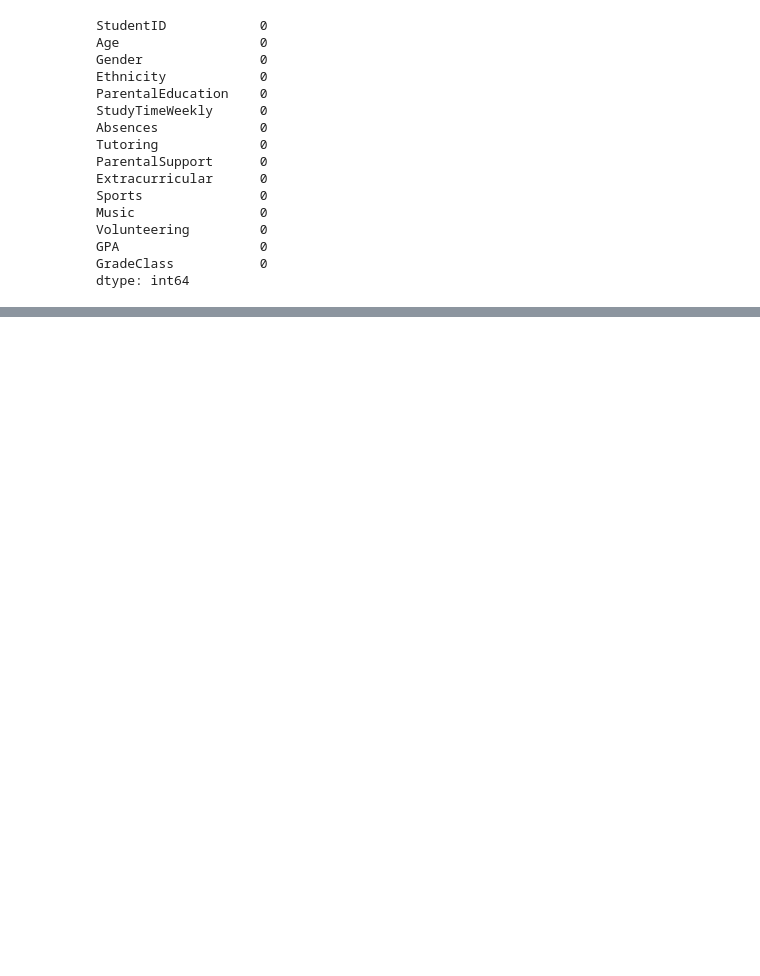
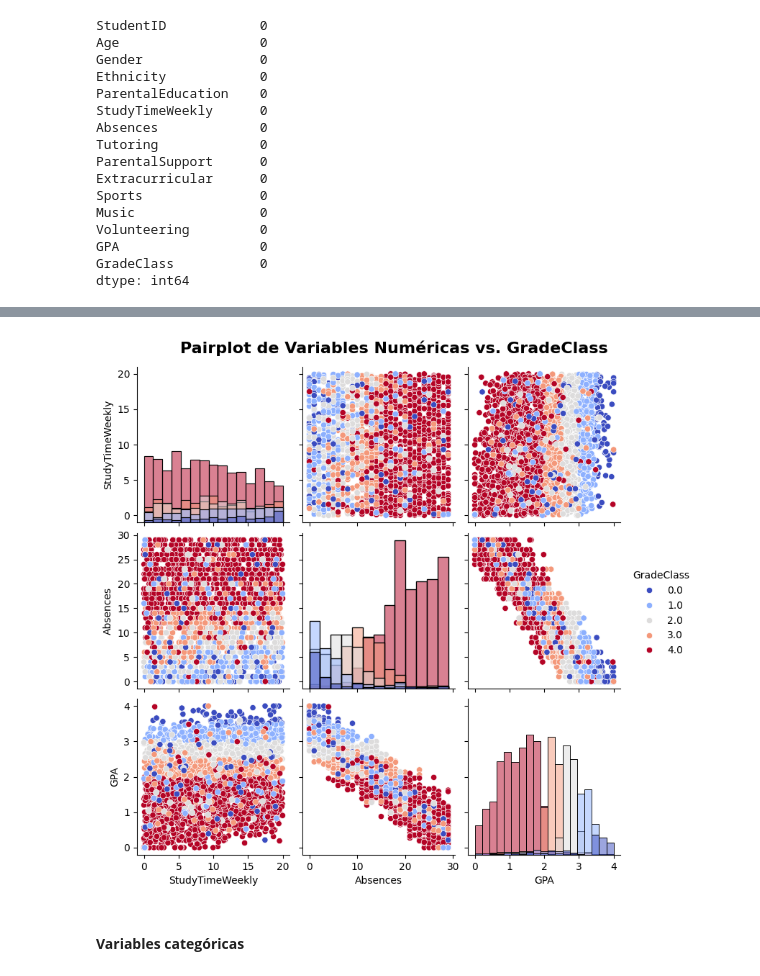
Before and after one commit to MoltenDevLabs/project-4-data-analysis-end-to-end-es, a Jupyter notebook: exploracion_inicial.ipynb, the cells around one changed output, grey strips where cells are left out. Cells and saved outputs as stored; diff of their text form; code cells hidden in the pictures; blank space fills up the shorter version.

```diff
--- a/exploracion_inicial.ipynb
+++ b/exploracion_inicial.ipynb
@@ -236 +266,10 @@ plt.show()
+# %%
+# Crear un pairplot de las variables númericas vs. 'GradeClass'
+sns.pairplot(df_numericas, hue='GradeClass', palette='coolwarm', diag_kind='hist')
+plt.suptitle('Pairplot de Variables Numéricas vs. GradeClass', y=1.03, fontweight='bold', fontsize=16)
+plt.show()
+# %% [output]
+[figure, added]
+# %% [markdown]
+#### **Variables categóricas**
 # %%
```
Also changed, not shown: parts of 20 cells of this notebook.
